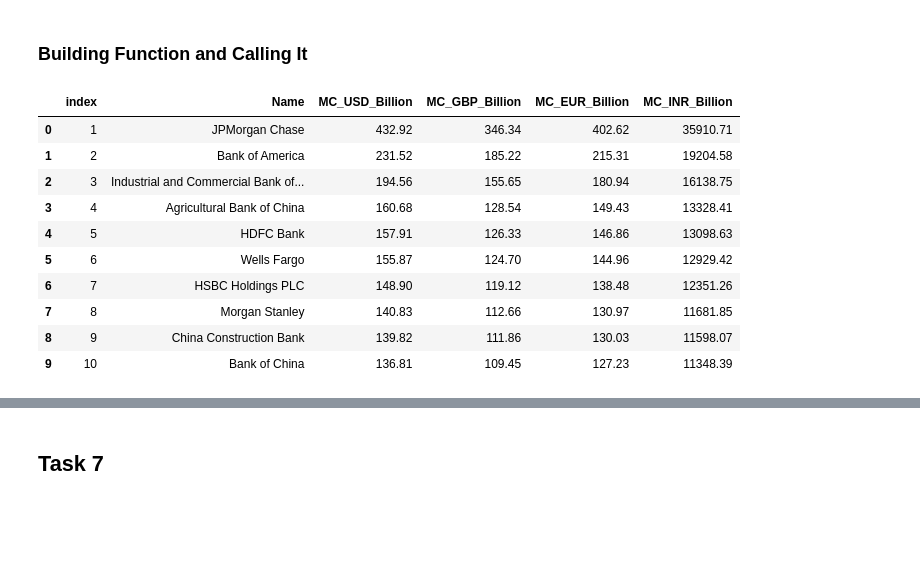
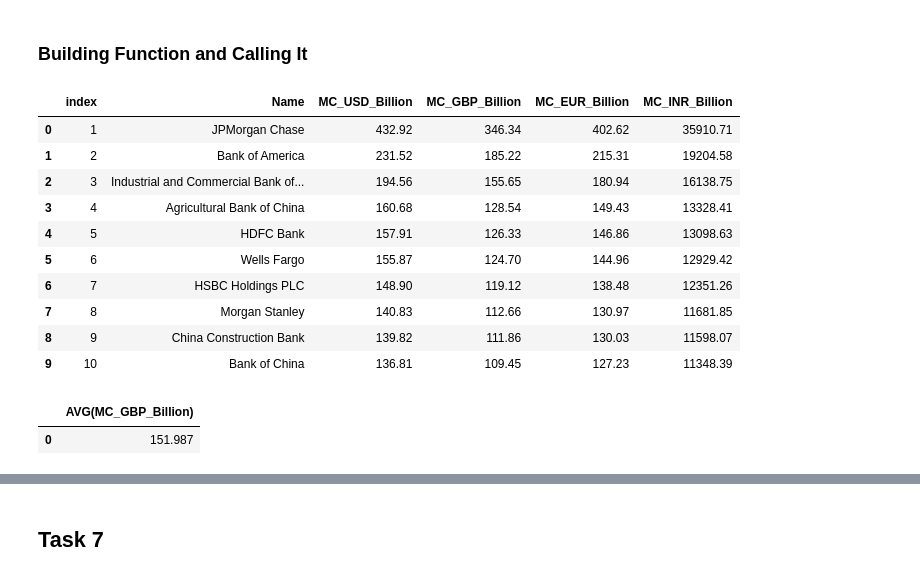
Before and after one commit to Louis-Bad/IBM_final_python_project, a Jupyter notebook: banks_project.ipynb, the cells around one changed output, grey strips where cells are left out. Saved outputs shown, nothing was run; the diff lists cells and outputs as text; code cells hidden in the pictures; blank space fills up the shorter version.

```diff
--- a/banks_project.ipynb
+++ b/banks_project.ipynb
@@ -399,23 +379,54 @@ pd.read_sql(foo, conn)
 # %% [markdown]
 ### Building Function and Calling It
 # %%
-def run_query(query_statement, sql_connection):
+def run_queries(query_statement, sql_connection):
     ''' This function runs the query on the database table and
     prints the output on the terminal. Function returns nothing. '''
+
+    # Querying table and creating a pandas dataframe from the result
     query = pd.read_sql(query_statement, sql_connection)
 
+    # Log etl progress
+    log_progress("Process Complete")
+
+
+    # Return the query statement and the resulting table
     return query
+# %%
+# Query 1
+query_1 = '''
+SELECT *
+FROM Largest_banks
+'''
+
+# Query 2
+query_2 = '''
+SELECT AVG(MC_GBP_Billion)
+FROM Largest_banks
+'''
+
+# Query 3
+query_3 = '''
+SELECT Name
+FROM Largest_banks
+LIMIT 5
+'''
+# %%
+run_queries(query_1, conn)
+# %% [output]
+|  | index | Name | MC_USD_Billion | MC_GBP_Billion | MC_EUR_Billion | MC_INR_Billion |
+| 0 | 1 | JPMorgan Chase | 432.92 | 346.34 | 402.62 | 35910.71 |
+| 1 | 2 | Bank of America | 231.52 | 185.22 | 215.31 | 19204.58 |
+| 2 | 3 | Industrial and Commercial Bank of... | 194.56 | 155.65 | 180.94 | 16138.75 |
+| 3 | 4 | Agricultural Bank of China | 160.68 | 128.54 | 149.43 | 13328.41 |
+| 4 | 5 | HDFC Bank | 157.91 | 126.33 | 146.86 | 13098.63 |
+| 5 | 6 | Wells Fargo | 155.87 | 124.70 | 144.96 | 12929.42 |
+| 6 | 7 | HSBC Holdings PLC | 148.90 | 119.12 | 138.48 | 12351.26 |
+| 7 | 8 | Morgan Stanley | 140.83 | 112.66 | 130.97 | 11681.85 |
+| 8 | 9 | China Construction Bank | 139.82 | 111.86 | 130.03 | 11598.07 |
+| 9 | 10 | Bank of China | 136.81 | 109.45 | 127.23 | 11348.39 |
 # %%
-run_query(foo, conn)
+run_queries(query_2, conn)
 # %% [output]
-|  | index | Name | MC_USD_Billion | MC_GBP_Billion | MC_EUR_Billion | MC_INR_Billion |
-| 0 | 1 | JPMorgan Chase | 432.92 | 346.34 | 402.62 | 35910.71 |
-| 1 | 2 | Bank of America | 231.52 | 185.22 | 215.31 | 19204.58 |
-| 2 | 3 | Industrial and Commercial Bank of... | 194.56 | 155.65 | 180.94 | 16138.75 |
-| 3 | 4 | Agricultural Bank of China | 160.68 | 128.54 | 149.43 | 13328.41 |
-| 4 | 5 | HDFC Bank | 157.91 | 126.33 | 146.86 | 13098.63 |
-| 5 | 6 | Wells Fargo | 155.87 | 124.70 | 144.96 | 12929.42 |
-| 6 | 7 | HSBC Holdings PLC | 148.90 | 119.12 | 138.48 | 12351.26 |
-| 7 | 8 | Morgan Stanley | 140.83 | 112.66 | 130.97 | 11681.85 |
-| 8 | 9 | China Construction Bank | 139.82 | 111.86 | 130.03 | 11598.07 |
-| 9 | 10 | Bank of China | 136.81 | 109.45 | 127.23 | 11348.39 |
+|  | AVG(MC_GBP_Billion) |
+| 0 | 151.987 |
```
Also changed, not shown: parts of 9 cells of this notebook, 1 other file.
